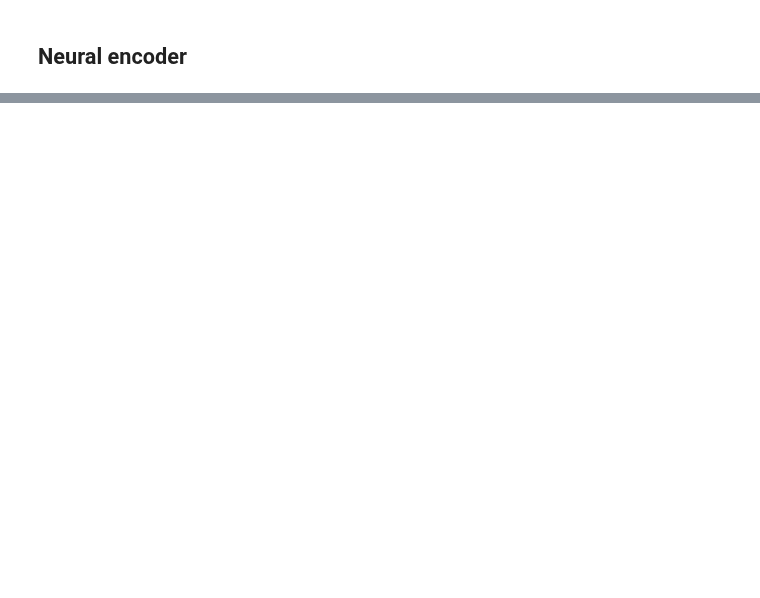
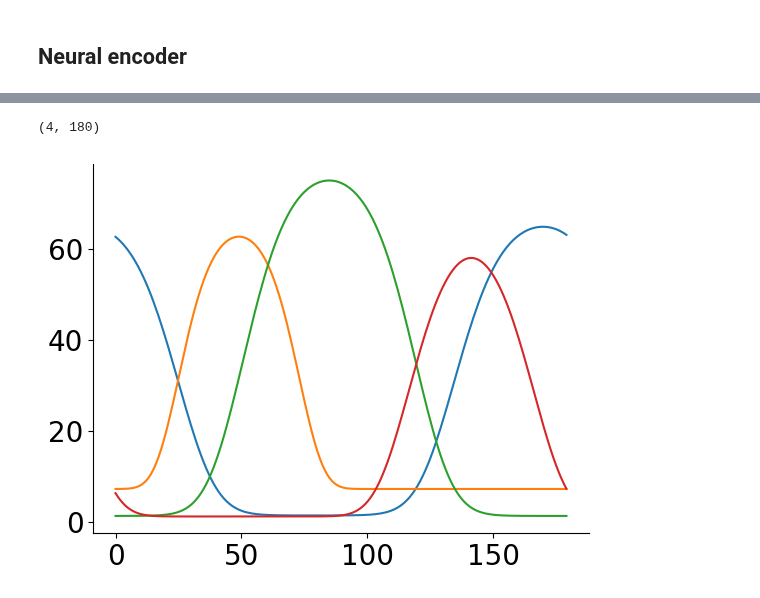
Before and after one commit to steevelaquitaine/fisher-info-limits, a Jupyter notebook: notebooks/study/12_tunings_data_retina.ipynb, the cells around one changed output, grey strips where cells are left out. Drawn from its saved outputs; the diff is of its cells as text; code cells hidden in the pictures; blank space fills up the shorter version.

Commit message:
replicate retina tuning curves with functions

```diff
--- a/notebooks/study/12_tunings_data_retina.ipynb
+++ b/notebooks/study/12_tunings_data_retina.ipynb
@@ -100,0 +174,14 @@ Wall time: 28.8 ms
+# %%
+
+
+# get tuning curve parameters
+prms = get_tuning_curves_pms(data_dict, example_quad_ix=0)
+
+# get tuning curves
+# tuning_curve(x=stim, pref_dirs=pref_dir, amplitude=area, width=width, baseline=baseline, flatness=flatness)
+rates = tuning_curve(stim, prms)
+plt.plot(rates.T)
+print(rates.shape)
+# %% [output]
+(4, 180)
+[figure, added]
```
Also changed, not shown: parts of 6 cells of this notebook.
